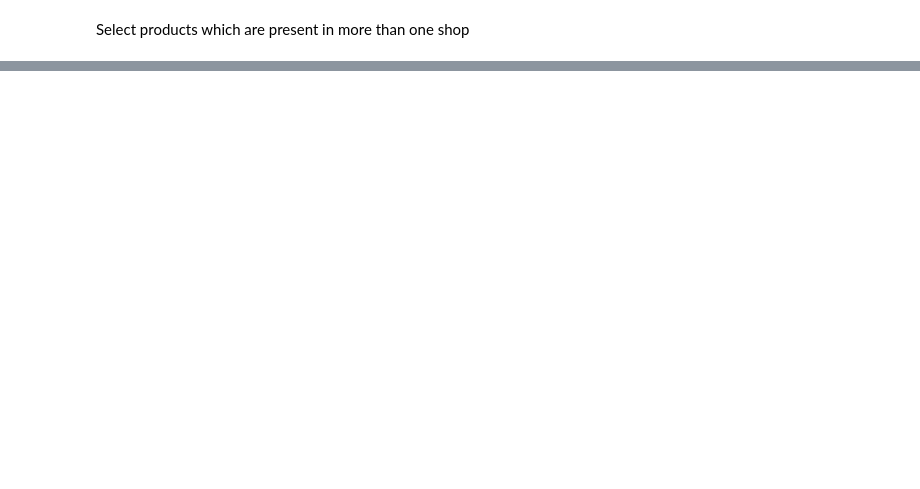
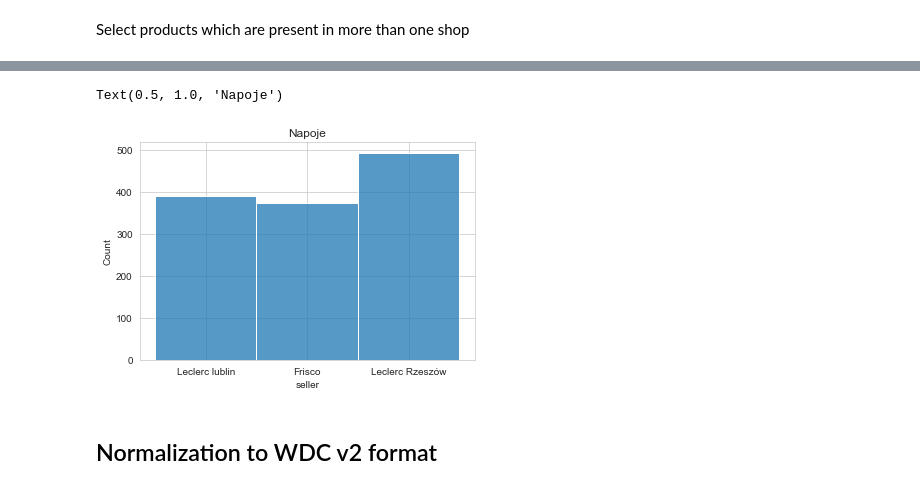
Before and after one commit to mozdzonekm/mlt4pm, a Jupyter notebook: data/PolishDataset/raw_data_analysis.ipynb, the cells around one changed output, grey strips where cells are left out. Saved outputs shown, nothing was run; the diff lists cells and outputs as text; code cells hidden in the pictures; blank space fills up the shorter version.

```diff
--- a/data/PolishDataset/raw_data_analysis.ipynb
+++ b/data/PolishDataset/raw_data_analysis.ipynb
@@ -185,0 +209,7 @@ Unique
+# %%
+sns.histplot(df[df['main_category'] == 'napoje'], x='seller').set_title('Napoje')
+# %% [output]
+Text(0.5, 1.0, 'Napoje')
+[figure, added]
+# %% [markdown]
+## Normalization to WDC v2 format
```
Also changed, not shown: parts of 24 cells of this notebook.
